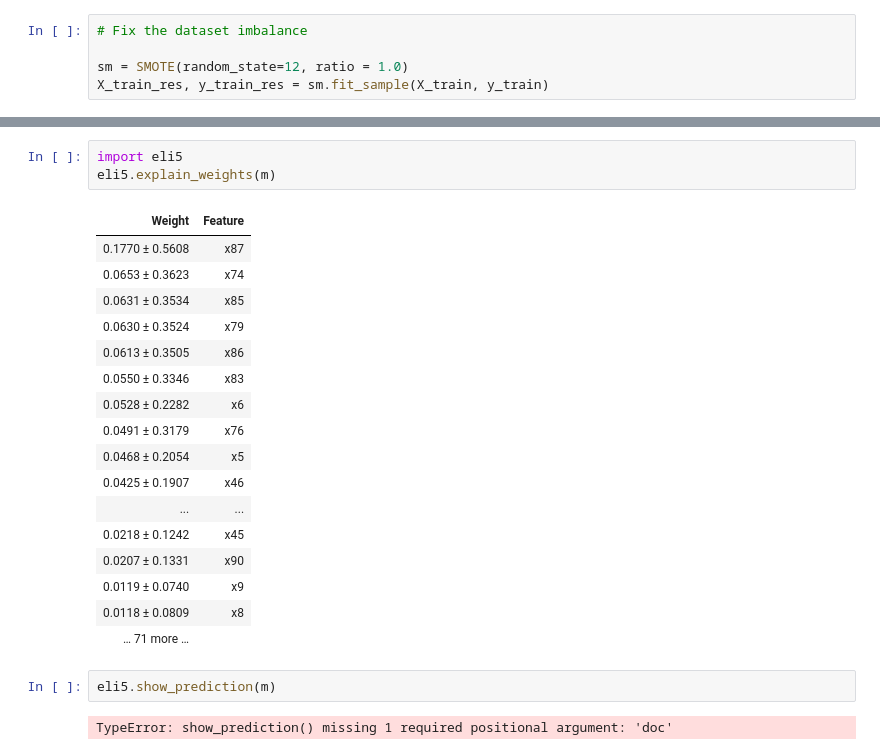
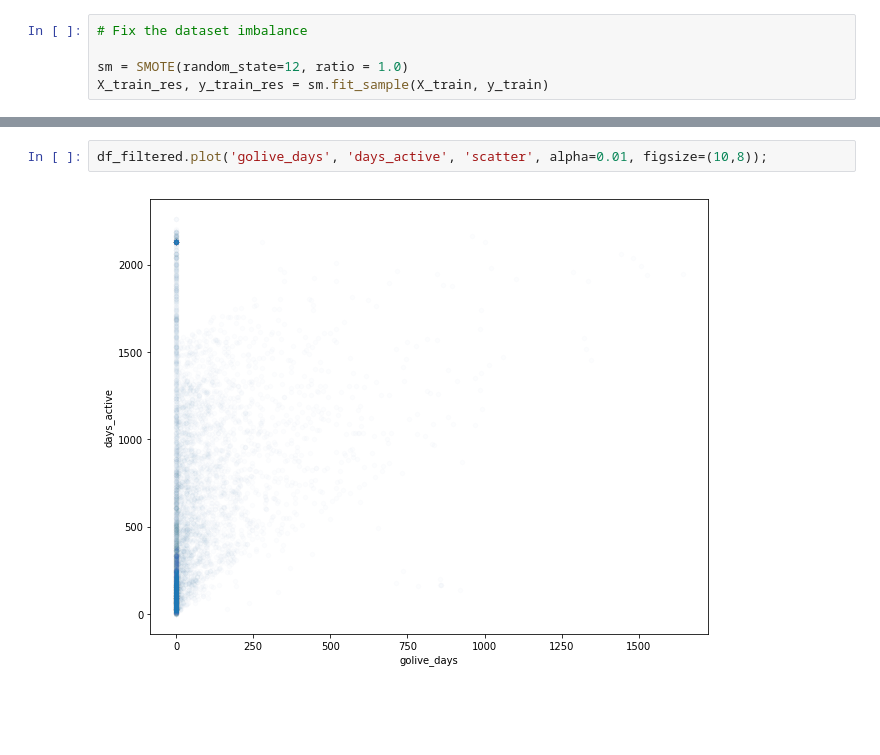
Before and after one commit to justinhennessy/100-days-of-code, a Jupyter notebook: project/churn_train.ipynb, the cells around one changed output, grey strips where cells are left out. Cells and saved outputs as stored; diff of their text form; blank space fills up the shorter version.

```diff
--- a/project/churn_train.ipynb
+++ b/project/churn_train.ipynb
@@ -127,26 +142,5 @@ tp, fn, fp, tn
 ['churn_model.pkl']
-# %%
-import eli5
-eli5.explain_weights(m)
-# %% [output]
-| Weight | Feature |
-| 0.1770 ± 0.5608 | x87 |
-| 0.0653 ± 0.3623 | x74 |
-| 0.0631 ± 0.3534 | x85 |
-| 0.0630 ± 0.3524 | x79 |
-| 0.0613 ± 0.3505 | x86 |
-| 0.0550 ± 0.3346 | x83 |
-| 0.0528 ± 0.2282 | x6 |
-| 0.0491 ± 0.3179 | x76 |
-| 0.0468 ± 0.2054 | x5 |
-| 0.0425 ± 0.1907 | x46 |
-| ... | ... |
-| 0.0218 ± 0.1242 | x45 |
-| 0.0207 ± 0.1331 | x90 |
-| 0.0119 ± 0.0740 | x9 |
-| 0.0118 ± 0.0809 | x8 |
-| … 71 more … |  |
-# %%
-eli5.show_prediction(m)
-# %% [output]
-TypeError: show_prediction() missing 1 required positional argument: 'doc'
+# %%
+df_filtered.plot('golive_days', 'days_active', 'scatter', alpha=0.01, figsize=(10,8));
+# %% [output]
+[figure, added]
```
Also changed, not shown: parts of 20 cells of this notebook, 2 other files.
